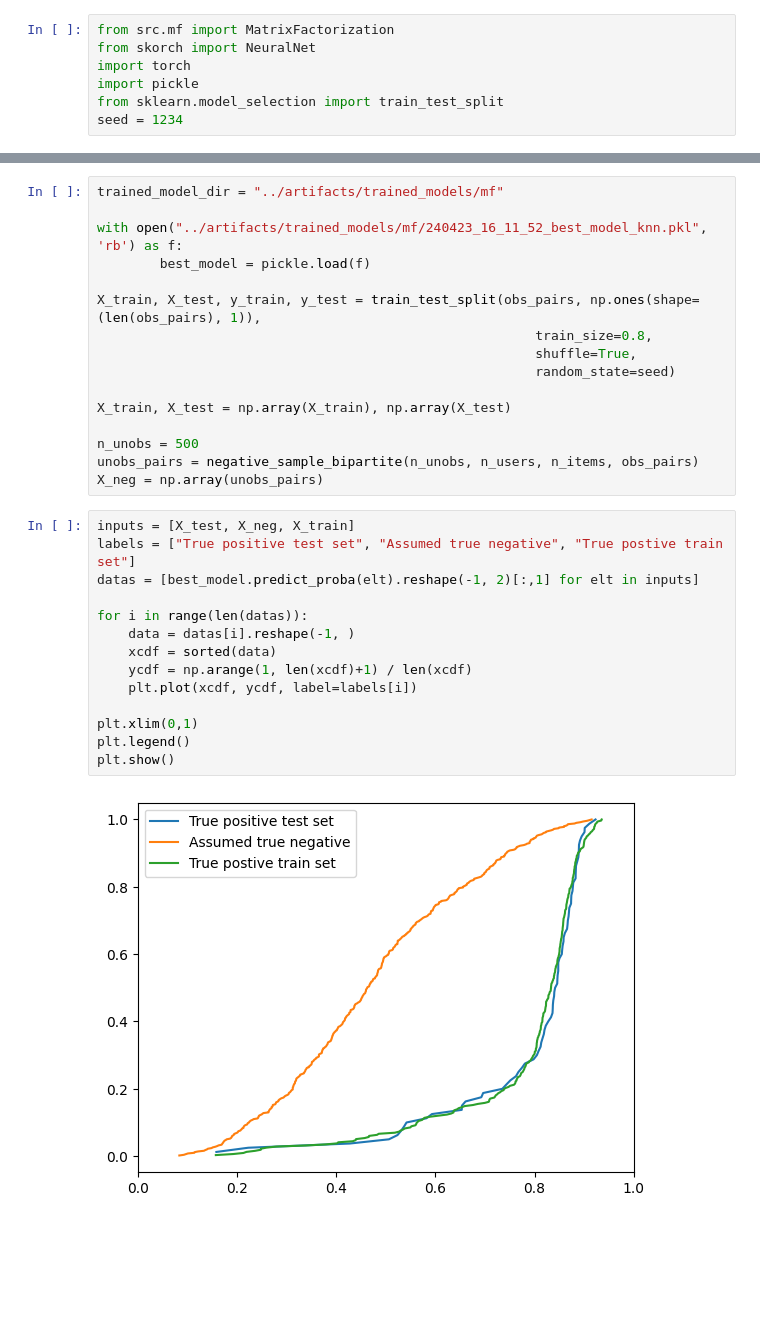
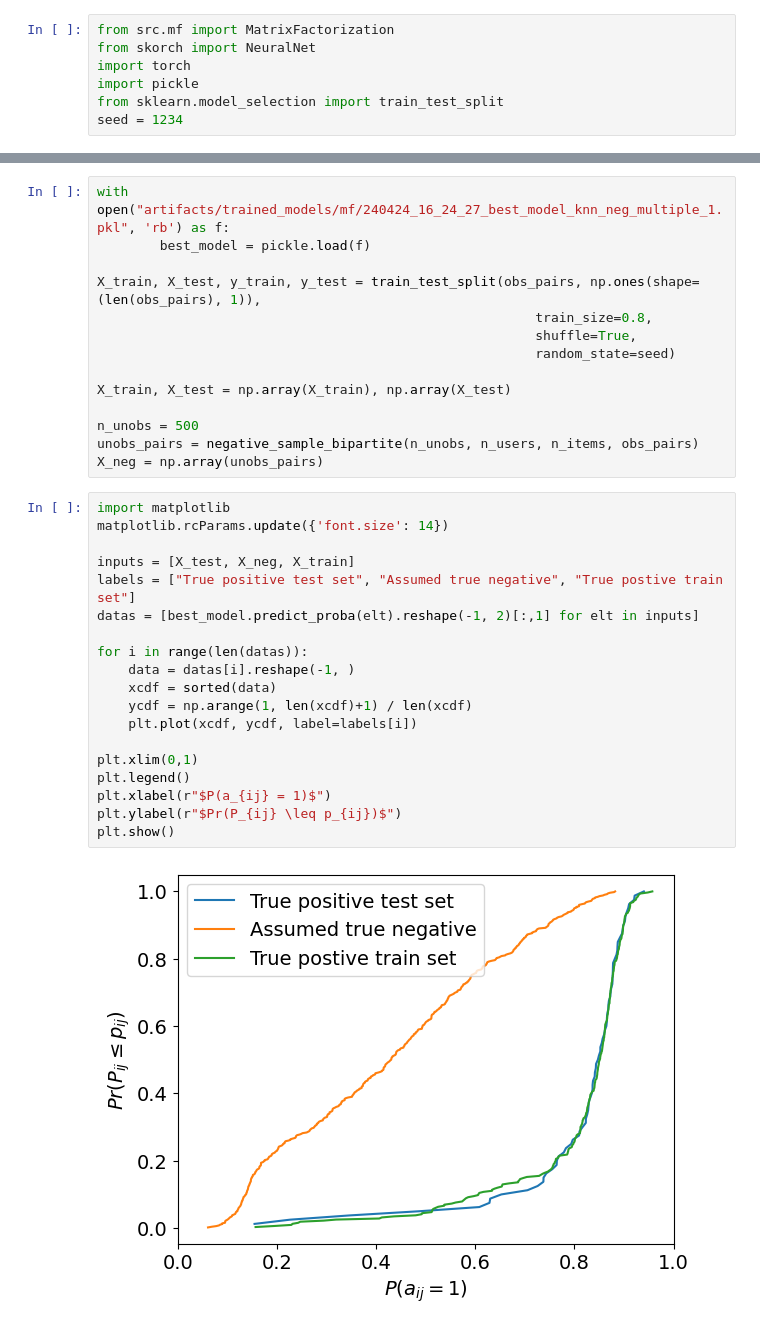
Before and after one commit to stefanpate/rcgnn, a Jupyter notebook: notebooks/mf_rosenthal.ipynb, the cells around one changed output, grey strips where cells are left out. Cells and saved outputs as stored; diff of their text form; blank space fills up the shorter version.

```diff
--- a/notebooks/mf_rosenthal.ipynb
+++ b/notebooks/mf_rosenthal.ipynb
@@ -317,7 +324,5 @@ seed = 1234
 # %%
-trained_model_dir = "../artifacts/trained_models/mf"
-
-with open("../artifacts/trained_models/mf/240423_16_11_52_best_model_knn.pkl", 'rb') as f:
+with open("artifacts/trained_models/mf/240424_16_24_27_best_model_knn_neg_multiple_1.pkl", 'rb') as f:
         best_model = pickle.load(f)
 
 X_train, X_test, y_train, y_test = train_test_split(obs_pairs, np.ones(shape=(len(obs_pairs), 1)),
@@ -331,21 +336,26 @@ n_unobs = 500
 unobs_pairs = negative_sample_bipartite(n_unobs, n_users, n_items, obs_pairs)
 X_neg = np.array(unobs_pairs)
 # %%
+import matplotlib
+matplotlib.rcParams.update({'font.size': 14})
+
 inputs = [X_test, X_neg, X_train]
 labels = ["True positive test set", "Assumed true negative", "True postive train set"]
 datas = [best_model.predict_proba(elt).reshape(-1, 2)[:,1] for elt in inputs]
 
 for i in range(len(datas)):
     data = datas[i].reshape(-1, )
     xcdf = sorted(data)
     ycdf = np.arange(1, len(xcdf)+1) / len(xcdf)
     plt.plot(xcdf, ycdf, label=labels[i])
 
 plt.xlim(0,1)
 plt.legend()
+plt.xlabel(r"$P(a_{ij} = 1)$")
+plt.ylabel(r"$Pr(P_{ij} \leq p_{ij})$")
 plt.show()
 # %% [output]
-[figure, old version]
+[figure, new version]
 # %%
 X_full = np.vstack(cart_prod(np.arange(n_users), np.arange(n_items))).T
 adj_mat_pred = best_model.predict(X_full).reshape(n_users, n_items)
```
Also changed, not shown: parts of 7 cells of this notebook, 17 other files.
